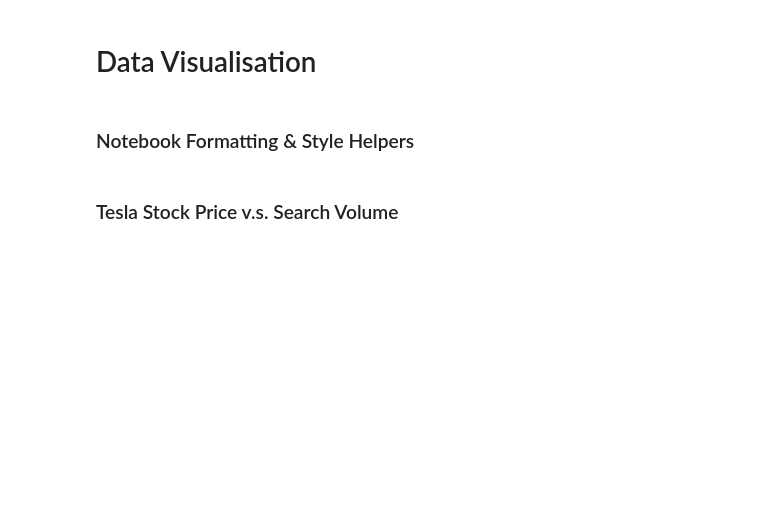
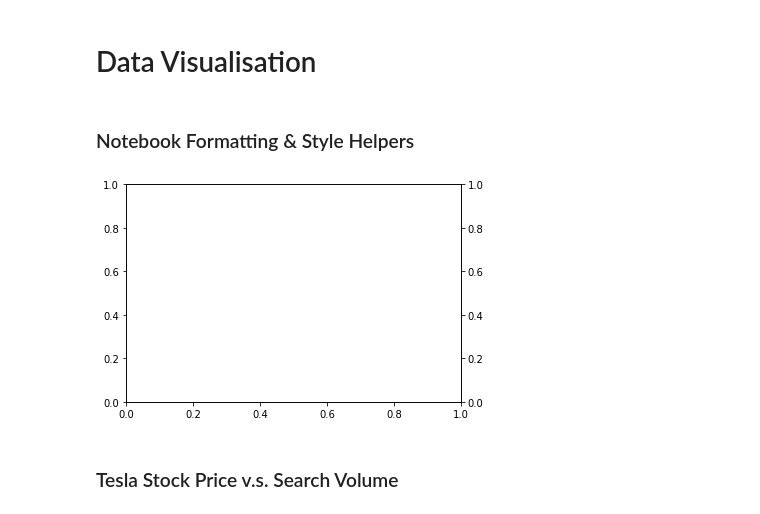
Before and after one commit to ziqode/ProjectPassword, a Jupyter notebook: Google_Trends_and_Data_Visualisation_(start).ipynb, the cells around one changed output. Drawn from its saved outputs; the diff is of its cells as text; code cells hidden in the pictures; blank space fills up the shorter version.

```diff
--- a/Google_Trends_and_Data_Visualisation_(start).ipynb
+++ b/Google_Trends_and_Data_Visualisation_(start).ipynb
@@ -156,5 +202,9 @@ Number of missing values:
 ### Notebook Formatting & Style Helpers
 # %%
 # Create locators for ticks on the time axis
+ax1 = plt.gca() #get current axis
+ax2 = ax1.twinx()
+# %% [output]
+[figure, added]
 # %%
 # Register date converters to avoid warning messages
```
Also changed, not shown: parts of 25 cells of this notebook.
